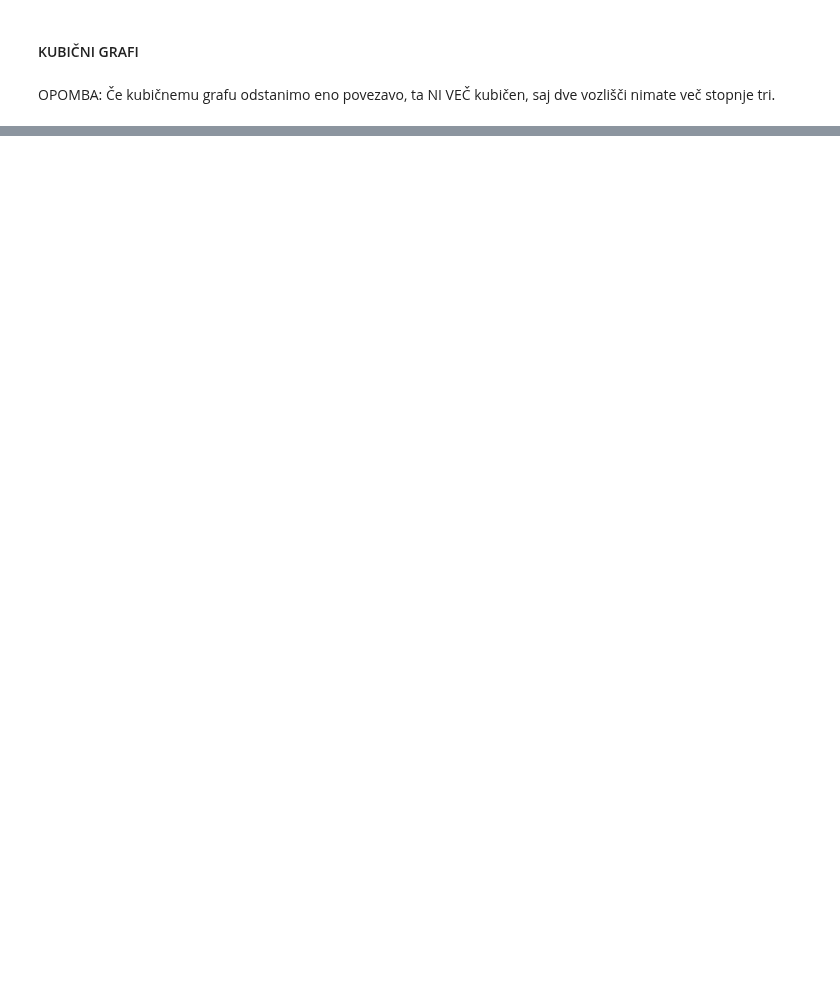
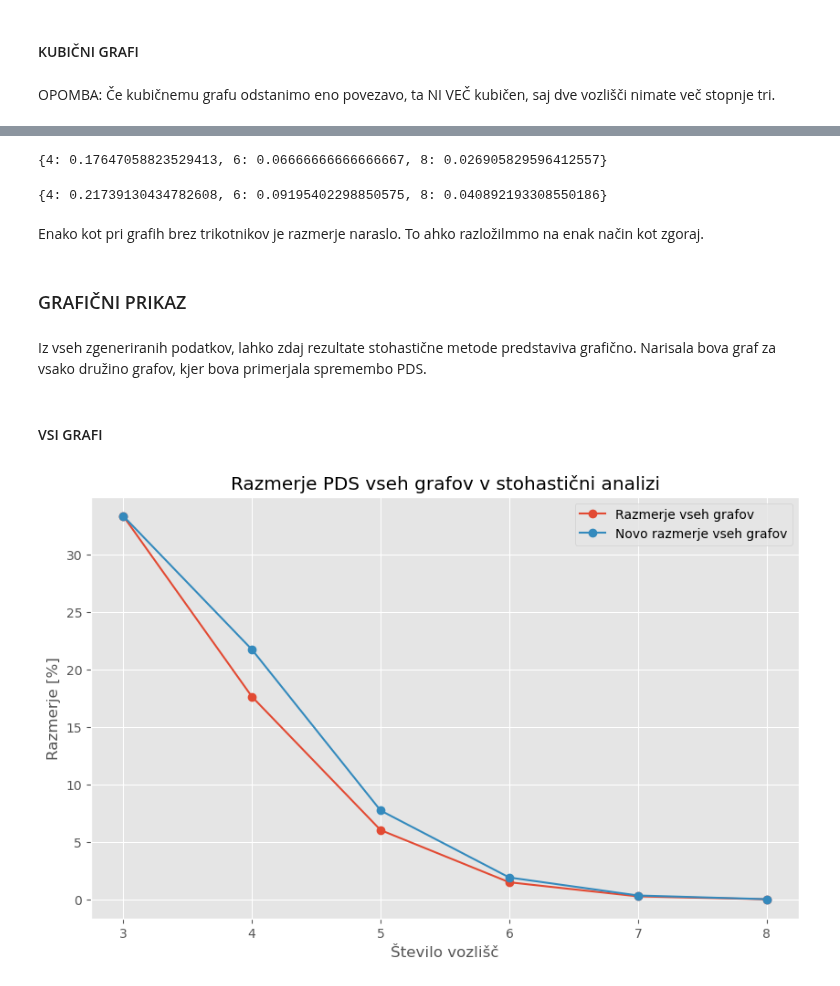
Before and after one commit to maticccc/Pingdingshan-number, a Jupyter notebook: test_sagea.ipynb, the cells around one changed output, grey strips where cells are left out. Drawn from its saved outputs; the diff is of its cells as text; code cells hidden in the pictures; blank space fills up the shorter version.

```diff
--- a/test_sagea.ipynb
+++ b/test_sagea.ipynb
@@ -285,0 +445,5 @@ def odstranitev_povezave(graf):
+# %%
+vsi_grafi_st_povezav = stevilo_povezav(pds_vsi)
+# %%
+razmerje_vsi_grafi = razmerje(vsi_grafi_st_povezav, pds_vsi)
+razmerje_vsi_grafi
@@ -285,0 +459,5 @@ def odstranitev_povezave(graf):
+# %%
+prilagojeni_vsi_grafi_st_pov = stevilo_povezav(nov_grafi_vsi)
+# %%
+razmerje_prilagojeni_vsi_grafi = razmerje(prilagojeni_vsi_grafi_st_pov, nov_grafi_vsi)
+razmerje_prilagojeni_vsi_grafi
@@ -340,0 +660,51 @@ nov_pds_kub
+# %%
+razmerje_kub_grafi = razmerje(vsi_kub_st_pov, pds_kub_grafi)
+razmerje_kub_grafi
+# %% [output]
+{4: 0.17647058823529413, 6: 0.06666666666666667, 8: 0.026905829596412557}
+# %%
+razmerje_novi_kub_grafi = razmerje(novi_kub_st_pov, novi_grafi_kub)
+razmerje_novi_kub_grafi
+# %% [output]
+{4: 0.21739130434782608, 6: 0.09195402298850575, 8: 0.040892193308550186}
+# %% [markdown]
+Enako kot pri grafih brez trikotnikov je razmerje naraslo. To ahko razložilmmo na enak način kot zgoraj.
+# %% [markdown]
+### GRAFIČNI PRIKAZ
+# %% [markdown]
+Iz vseh zgeneriranih podatkov, lahko zdaj rezultate stohastične metode predstaviva grafično. Narisala bova graf za vsako družino grafov, kjer bova primerjala spremembo PDS.
+# %% [markdown]
+#### VSI GRAFI
+# %%
+import matplotlib.pyplot as plt
+
+# funkcija iz dveh slovarjev izriše graf, kjer so ključi slovarja na x-osi, vrednosti pa na y-osi
+
+def graf_pds_2(slovar1, slovar2):
+    sl1 = {}
+    sl2 = {}
+    for kljuc in slovar1:
+        if kljuc >=3:
+            sl1[kljuc] = slovar1[kljuc] * 100
+    for kljuc in slovar2:
+        if kljuc >=3:
+            sl2[kljuc] = slovar2[kljuc] * 100
+    x_1, y_1 = list(sl1.keys()), list(sl1.values())
+    x_2, y_2 = list(sl2.keys()), list(sl2.values())
+
+    plt.style.use('ggplot')
+
+    plt.figure(figsize = (10, 6))
+    plt.plot(x_1, y_1, marker='o', label='Razmerje vseh grafov')
+    plt.plot(x_2, y_2, marker='o', label='Novo razmerje vseh grafov')
+
+    plt.xlabel('Število vozlišč')
+    plt.ylabel('Razmerje [%]')
+    plt.title('Razmerje PDS vseh grafov v stohastični analizi')
+    plt.legend()
+    plt.grid(True)
+    plt.show()
+
+graf_pds_2(razmerje_vsi_grafi, razmerje_prilagojeni_vsi_grafi)
+# %% [output]
+[figure, added]
```
Also changed, not shown: parts of 75 cells of this notebook.
